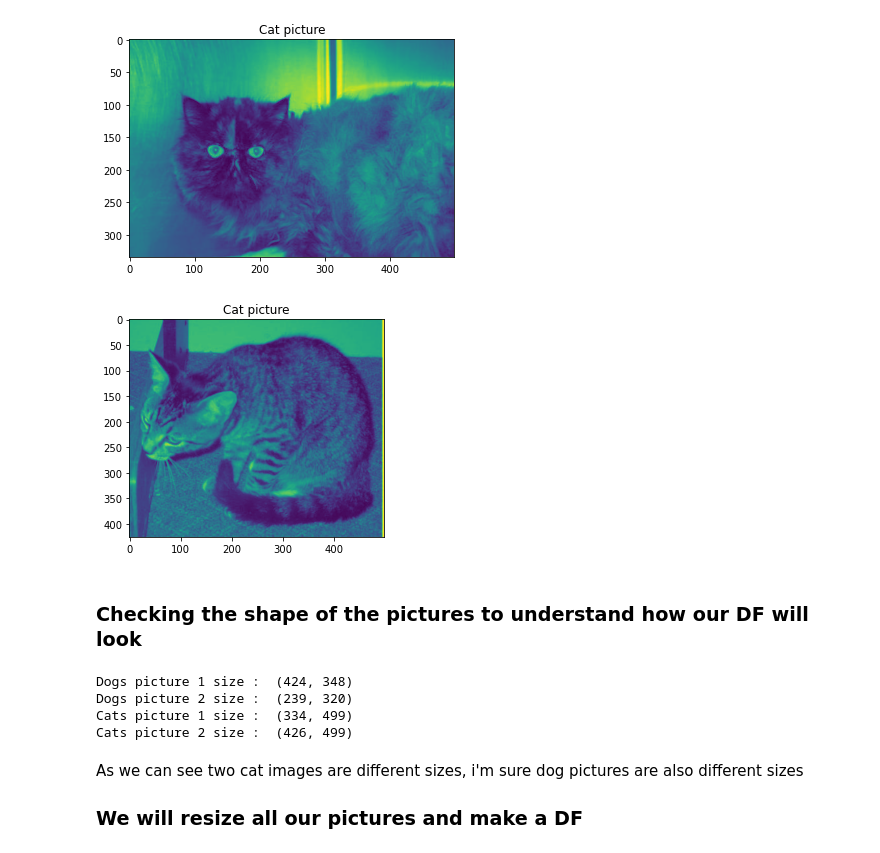
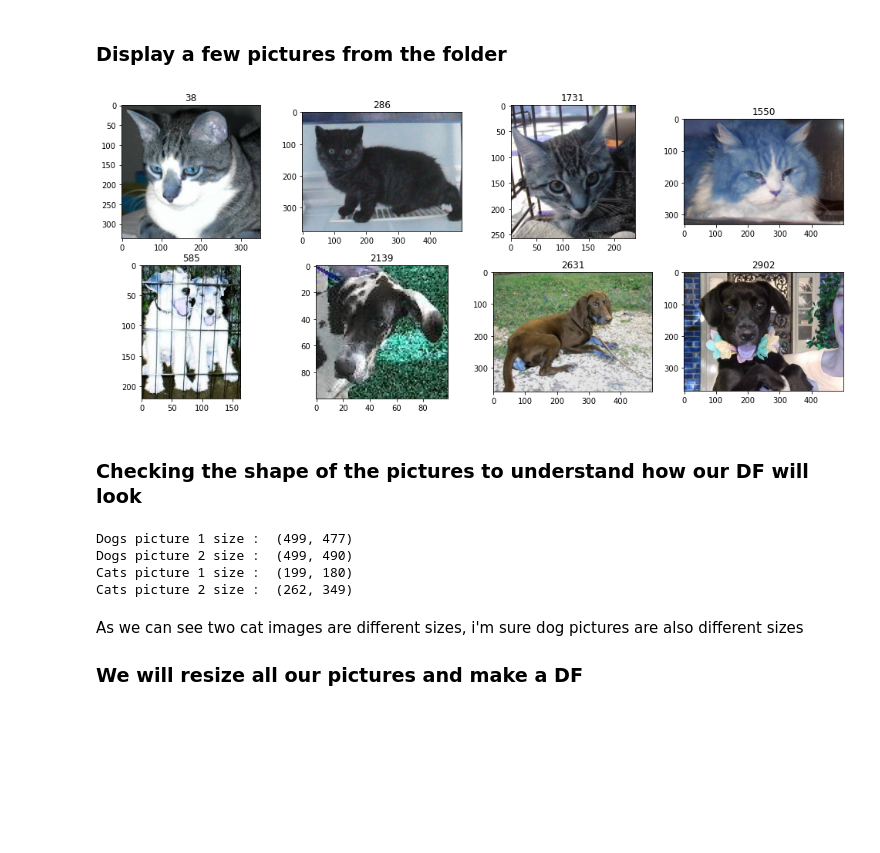
Before and after one commit to Arieh-code/second-semester-final, a Jupyter notebook: Cats vs dogs.ipynb, the cells around one changed output. Saved outputs shown, nothing was run; the diff lists cells and outputs as text; code cells hidden in the pictures; blank space fills up the shorter version.

```diff
--- a/Cats vs dogs.ipynb
+++ b/Cats vs dogs.ipynb
@@ -60,37 +44,37 @@ plt.show()
-# %%
-path = r"C:\Users\arieh\OneDrive\Desktop\Not onedrive document\second semester final project\cats vs dogs\train\cat.4406.jpg"
-
-img_cat = cv2.imread(path,0)
-
-
-plt.imshow(img_cat)
-plt.title('Cat picture')
-plt.show()
-# %% [output]
-[figure, removed]
-# %%
-path = r"C:\Users\arieh\OneDrive\Desktop\Not onedrive document\second semester final project\cats vs dogs\train\cat.35.jpg"
-
-img_cat2 = cv2.imread(path,0)
-
-
-plt.imshow(img_cat2)
-plt.title('Cat picture')
-plt.show()
-# %% [output]
-[figure, removed]
+# %% [markdown]
+### Display a few pictures from the folder
+# %%
+f = plt.figure(figsize=(17,7))
+path = r'C:\Users\arieh\OneDrive\Desktop\Not onedrive document\second semester final project\cats vs dogs\train\cat.0.jpg'
+for i in range(1,5):
+    r=random.randint(1,4001)
+    img=cv2.imread(r'C:\Users\arieh\OneDrive\Desktop\Not onedrive document\second semester final project\cats vs dogs\train\cat.{}.jpg'.format(r))
+    ax=f.add_subplot(2,4,i)
+    ax.title.set_text(r)
+    plt.imshow(img)
+    r=random.randint(1,4001)
+    img=cv2.imread(r'C:\Users\arieh\OneDrive\Desktop\Not onedrive document\second semester final project\cats vs dogs\train\dog.{}.jpg'.format(r))
+    ax=f.add_subplot(2,4,i+4)
+    ax.title.set_text(r)
+    plt.imshow(img)
+# %% [output]
+[figure, added]
 # %% [markdown]
 ### Checking the shape of the pictures to understand how our DF will look
-# %%
-print('Dogs picture 1 size : ',img_dog.shape)
-print('Dogs picture 2 size : ',img_dog2.shape)
-print('Cats picture 1 size : ',img_cat.shape)
-print('Cats picture 2 size : ',img_cat2.shape)
-# %% [output]
-Dogs picture 1 size :  (424, 348)
-Dogs picture 2 size :  (239, 320)
-Cats picture 1 size :  (334, 499)
-Cats picture 2 size :  (426, 499)
+# %%
+img_dog = cv2.imread(r'C:\Users\arieh\OneDrive\Desktop\Not onedrive document\second semester final project\cats vs dogs\train\dog.364.jpg', 0)
+img_dog2 = cv2.imread(r'C:\Users\arieh\OneDrive\Desktop\Not onedrive document\second semester final project\cats vs dogs\train\dog.5672.jpg', 0)
+img_cat = cv2.imread(r'C:\Users\arieh\OneDrive\Desktop\Not onedrive document\second semester final project\cats vs dogs\train\cat.193.jpg', 0)
+img_cat2 = cv2.imread(r'C:\Users\arieh\OneDrive\Desktop\Not onedrive document\second semester final project\cats vs dogs\train\cat.4444.jpg', 0)
+print('Dogs picture 1 size : ',img_dog.shape)
+print('Dogs picture 2 size : ',img_dog2.shape)
+print('Cats picture 1 size : ',img_cat.shape)
+print('Cats picture 2 size : ',img_cat2.shape)
+# %% [output]
+Dogs picture 1 size :  (499, 477)
+Dogs picture 2 size :  (499, 490)
+Cats picture 1 size :  (199, 180)
+Cats picture 2 size :  (262, 349)
 # %% [markdown]
 As we can see two cat images are different sizes, i'm sure dog pictures are also different sizes
 ### We will resize all our pictures and make a DF
```
Also changed, not shown: parts of 19 cells of this notebook.
